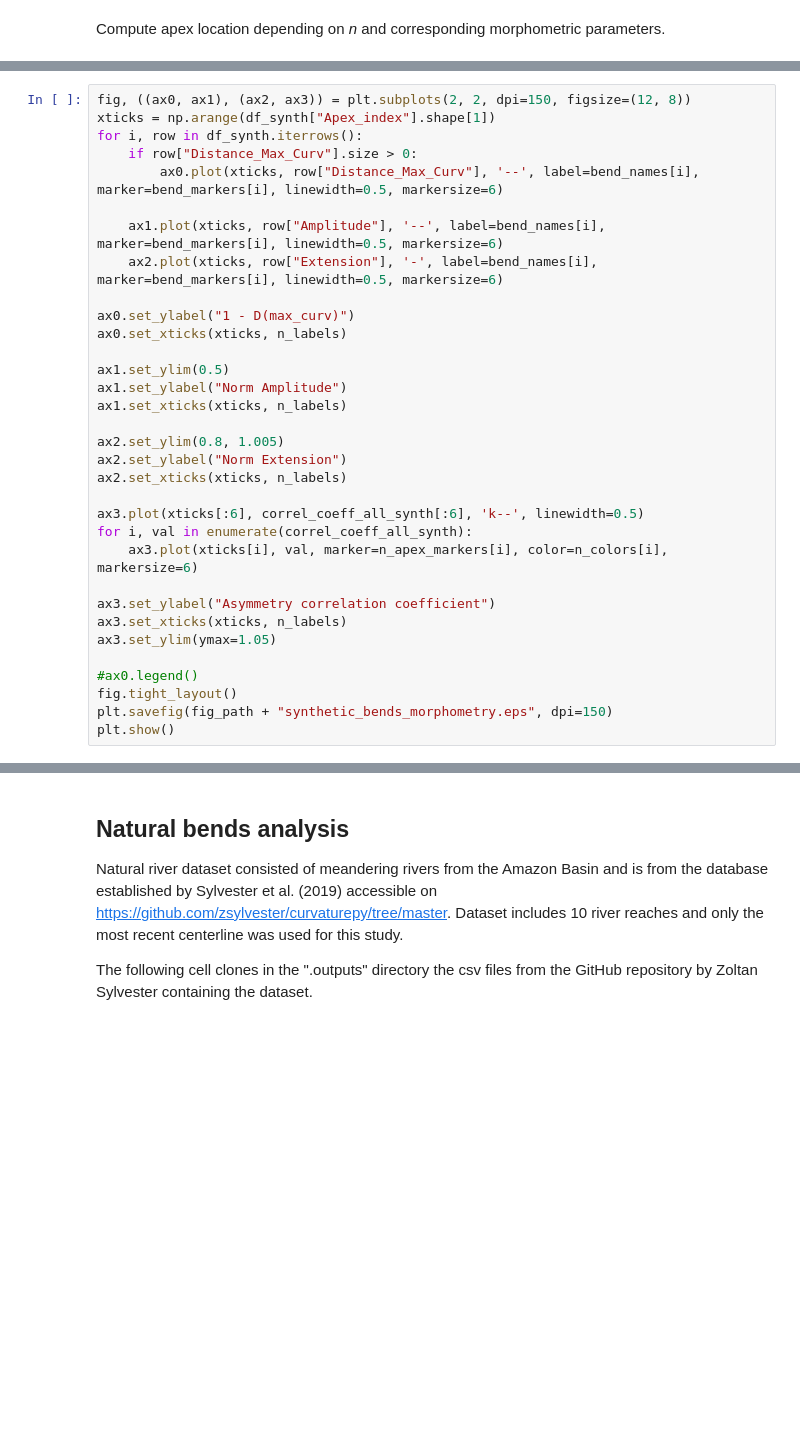
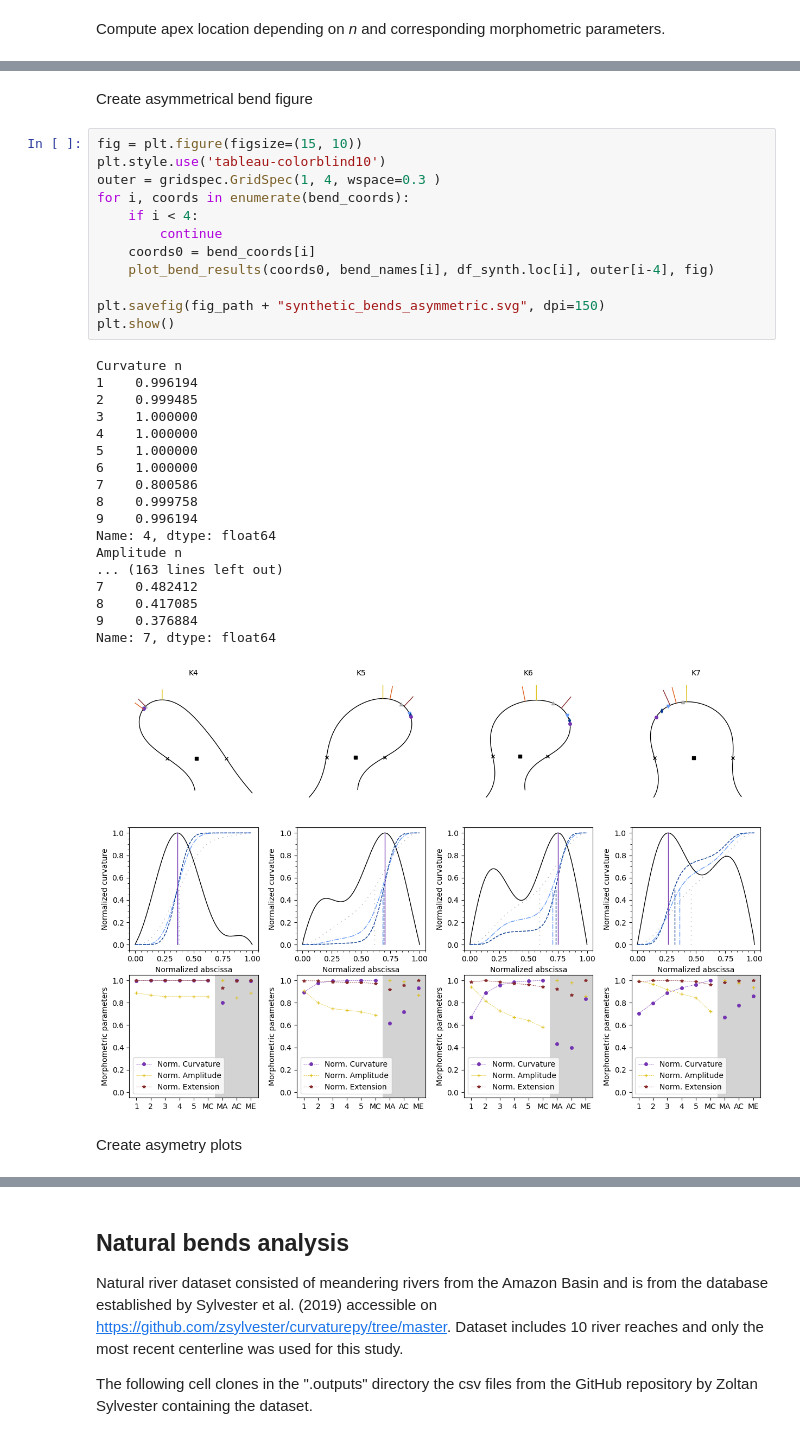
Before and after one commit to martin-lemay/pyBenD, a Jupyter notebook: notebooks/bend_apex_detection.ipynb, the cells around one changed output, grey strips where cells are left out. Cells and saved outputs as stored; diff of their text form; blank space fills up the shorter version.

```diff
--- a/notebooks/bend_apex_detection.ipynb
+++ b/notebooks/bend_apex_detection.ipynb
@@ -380,33 +264,0 @@ Kendall coeff: SignificanceResult(statistic=np.float64(0.2777777777777778), pval
-# %%
-fig, ((ax0, ax1), (ax2, ax3)) = plt.subplots(2, 2, dpi=150, figsize=(12, 8))
-xticks = np.arange(df_synth["Apex_index"].shape[1])
-for i, row in df_synth.iterrows():
-    if row["Distance_Max_Curv"].size > 0:
-        ax0.plot(xticks, row["Distance_Max_Curv"], '--', label=bend_names[i], marker=bend_markers[i], linewidth=0.5, markersize=6)
-
-    ax1.plot(xticks, row["Amplitude"], '--', label=bend_names[i], marker=bend_markers[i], linewidth=0.5, markersize=6)
-    ax2.plot(xticks, row["Extension"], '-', label=bend_names[i], marker=bend_markers[i], linewidth=0.5, markersize=6)
-
-ax0.set_ylabel("1 - D(max_curv)")
-ax0.set_xticks(xticks, n_labels)
-
-ax1.set_ylim(0.5)
-ax1.set_ylabel("Norm Amplitude")
-ax1.set_xticks(xticks, n_labels)
-
-ax2.set_ylim(0.8, 1.005)
-ax2.set_ylabel("Norm Extension")
-ax2.set_xticks(xticks, n_labels)
-
-ax3.plot(xticks[:6], correl_coeff_all_synth[:6], 'k--', linewidth=0.5)
-for i, val in enumerate(correl_coeff_all_synth):
-    ax3.plot(xticks[i], val, marker=n_apex_markers[i], color=n_colors[i], markersize=6)
-
-ax3.set_ylabel("Asymmetry correlation coefficient")
-ax3.set_xticks(xticks, n_labels)
-ax3.set_ylim(ymax=1.05)
-
-#ax0.legend()
-fig.tight_layout()
-plt.savefig(fig_path + "synthetic_bends_morphometry.eps", dpi=150)
-plt.show()
@@ -414,0 +412,35 @@ plt.show()
+# %% [markdown]
+Create asymmetrical bend figure
+# %%
+fig = plt.figure(figsize=(15, 10))
+plt.style.use('tableau-colorblind10')
+outer = gridspec.GridSpec(1, 4, wspace=0.3 )
+for i, coords in enumerate(bend_coords):
+    if i < 4:
+        continue
+    coords0 = bend_coords[i]
+    plot_bend_results(coords0, bend_names[i], df_synth.loc[i], outer[i-4], fig)
+
+plt.savefig(fig_path + "synthetic_bends_asymmetric.svg", dpi=150)
+plt.show()
+# %% [output]
+Curvature n
+1    0.996194
+2    0.999485
+3    1.000000
+4    1.000000
+5    1.000000
+6    1.000000
+7    0.800586
+8    0.999758
+9    0.996194
+Name: 4, dtype: float64
+Amplitude n
+... (163 lines left out)
+7    0.482412
+8    0.417085
+9    0.376884
+Name: 7, dtype: float64
+[figure, added]
+# %% [markdown]
+Create asymetry plots
```
Also changed, not shown: parts of 35 cells of this notebook.
